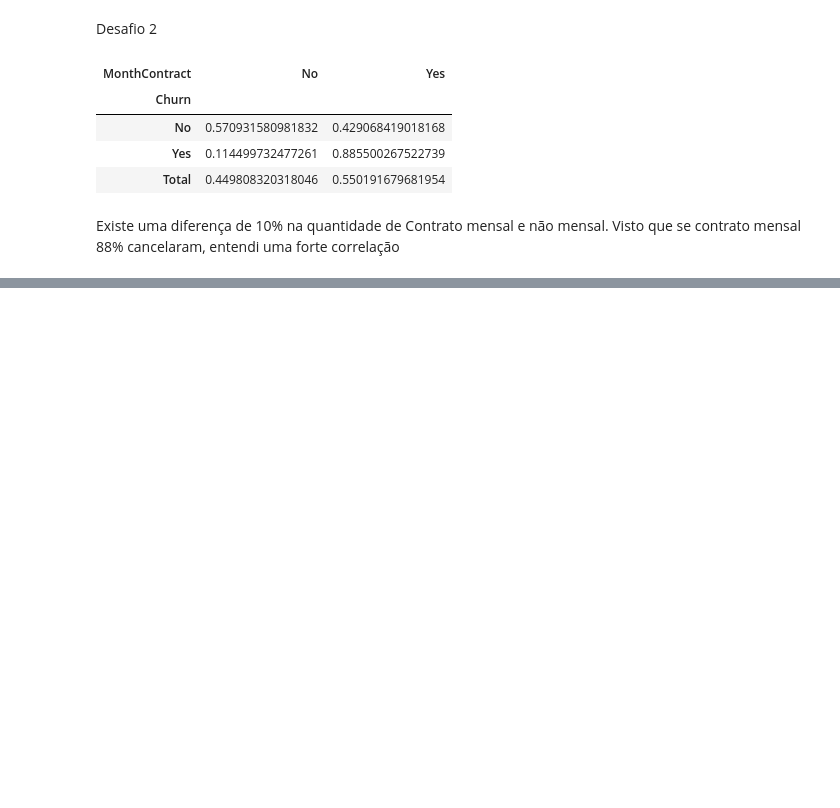
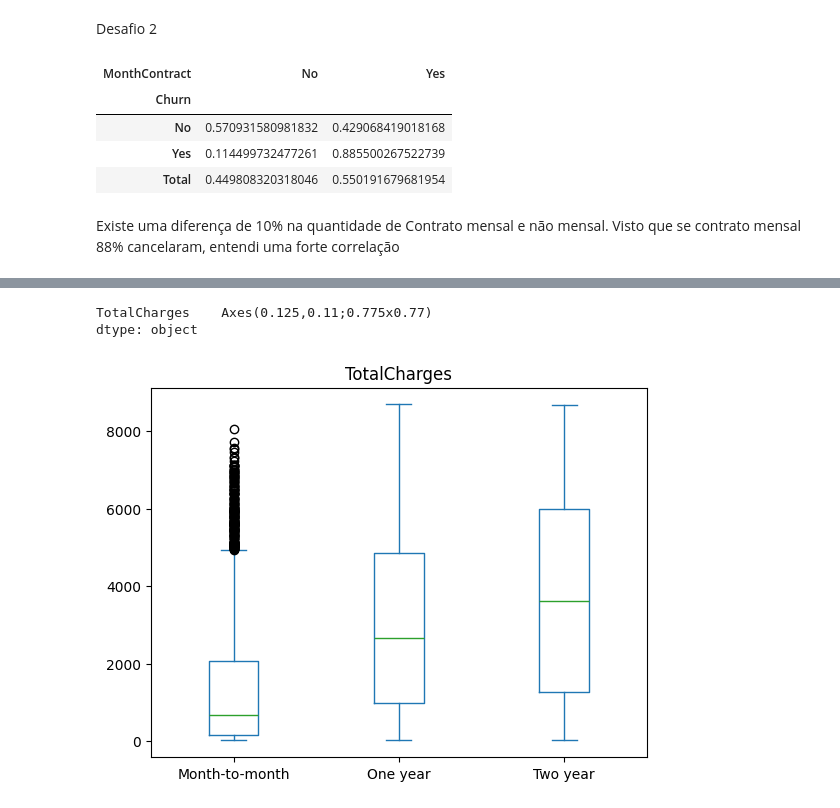
Before and after one commit to Kemuel-Batista/ignite-ai-development-exploratory-data-analysis, a Jupyter notebook: eda-churn.ipynb, the cells around one changed output, grey strips where cells are left out. Drawn from its saved outputs; the diff is of its cells as text; code cells hidden in the pictures; blank space fills up the shorter version.

```diff
--- a/eda-churn.ipynb
+++ b/eda-churn.ipynb
@@ -976,0 +1014,10 @@ Existe uma diferença de 10% na quantidade de Contrato mensal e não mensal. Vis
+# %%
+# Muitas das vezes, o resultado de um box plot geral pode até não mostrar um outlier, mas nem por isso
+# não sejamos capaz de trabalhar com outlier
+
+# Box plot agrupado por Contract (analisar o totalCharges para cada tipo de contrato)
+df_churn.plot.box(column='TotalCharges', by='Contract')
+# %% [output]
+TotalCharges    Axes(0.125,0.11;0.775x0.77)
+dtype: object
+[figure, added]
```
Also changed, not shown: parts of 15 cells of this notebook, 1 other file.
